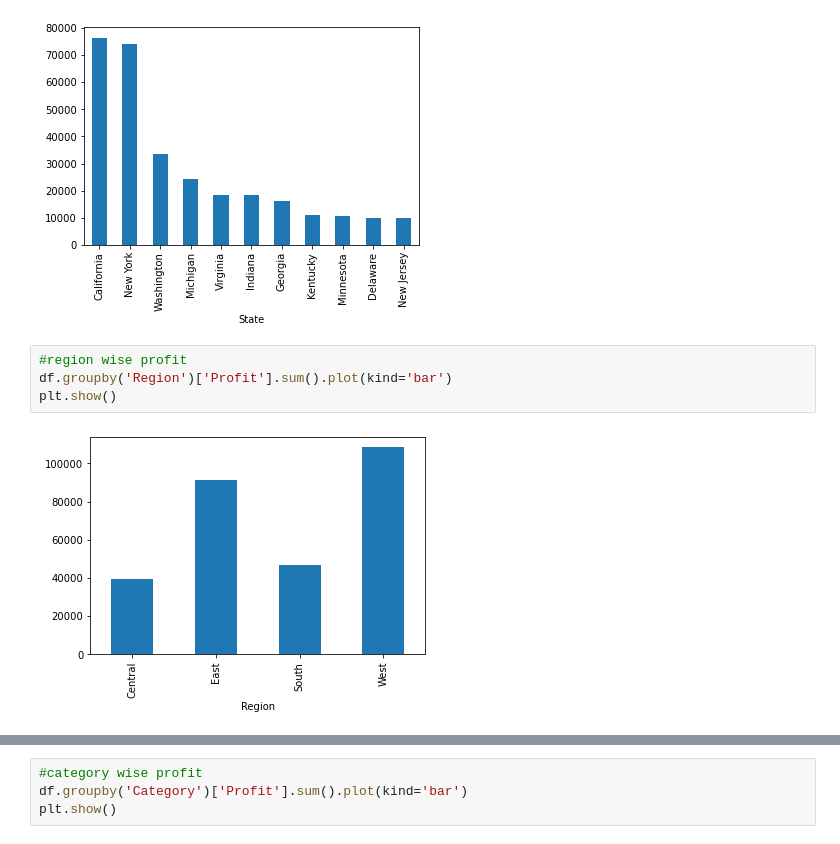
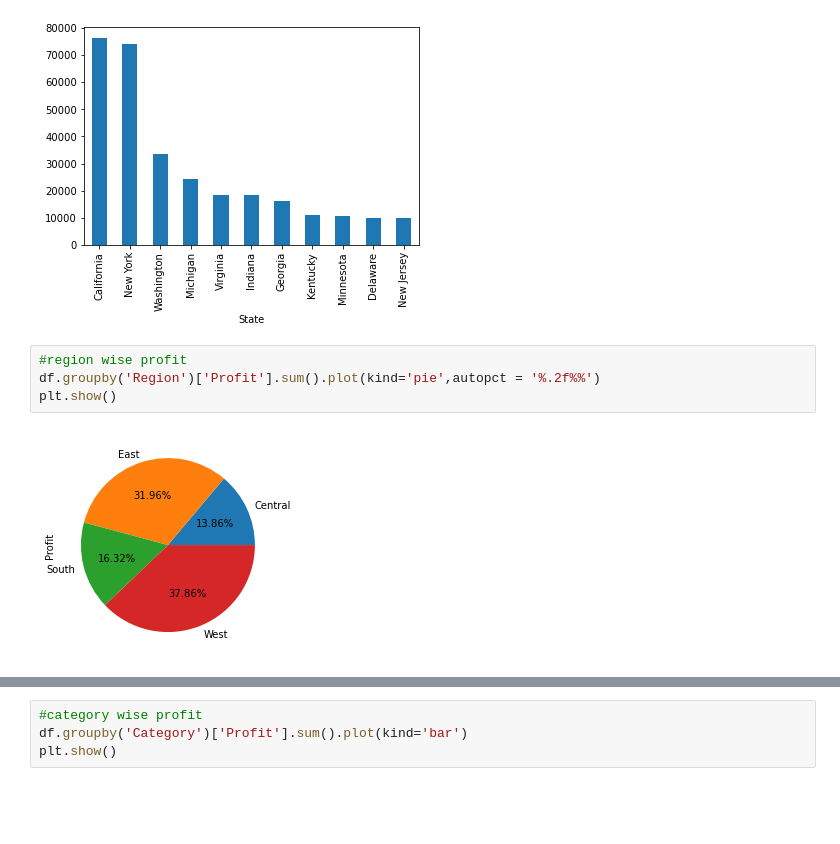
Before and after one commit to Chirag-Naik666/TheSparksFoundation, a Jupyter notebook: TSF_task2.ipynb, the cells around one changed output, grey strips where cells are left out. Drawn from its saved outputs; the diff is of its cells as text; blank space fills up the shorter version.

```diff
--- a/TSF_task2.ipynb
+++ b/TSF_task2.ipynb
@@ -180,7 +187,7 @@ plt.show()
 [figure]
 # %%
 #region wise profit
-df.groupby('Region')['Profit'].sum().plot(kind='bar')
+df.groupby('Region')['Profit'].sum().plot(kind='pie',autopct = '%.2f%%')
 plt.show()
 # %% [output]
-[figure, old version]
+[figure, new version]
```
Also changed, not shown: parts of 26 cells of this notebook.
